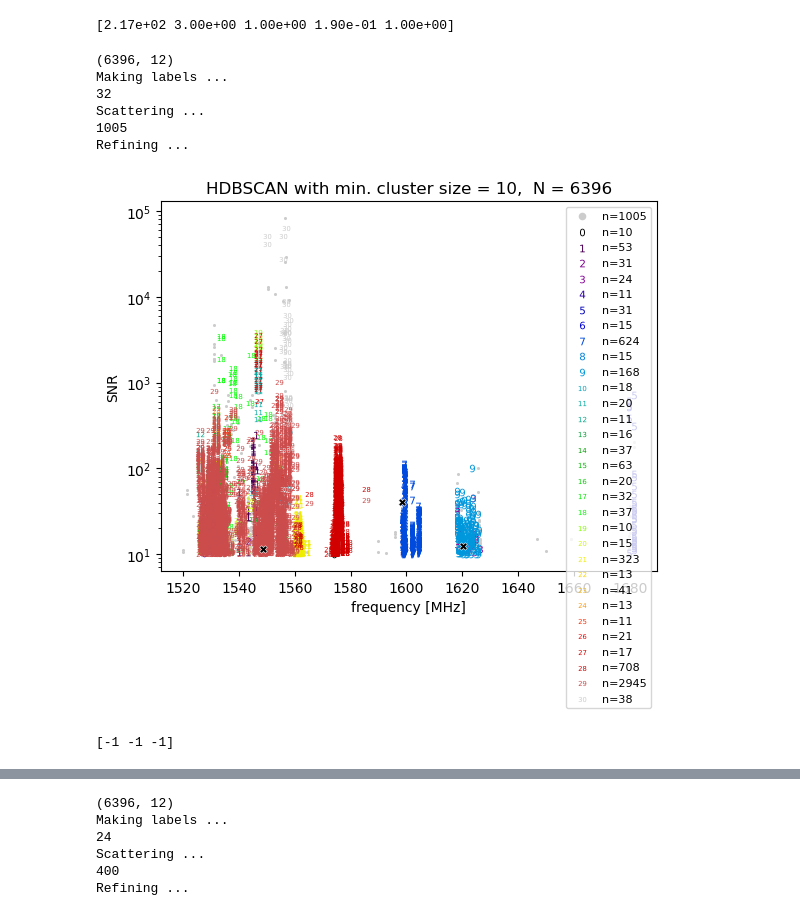
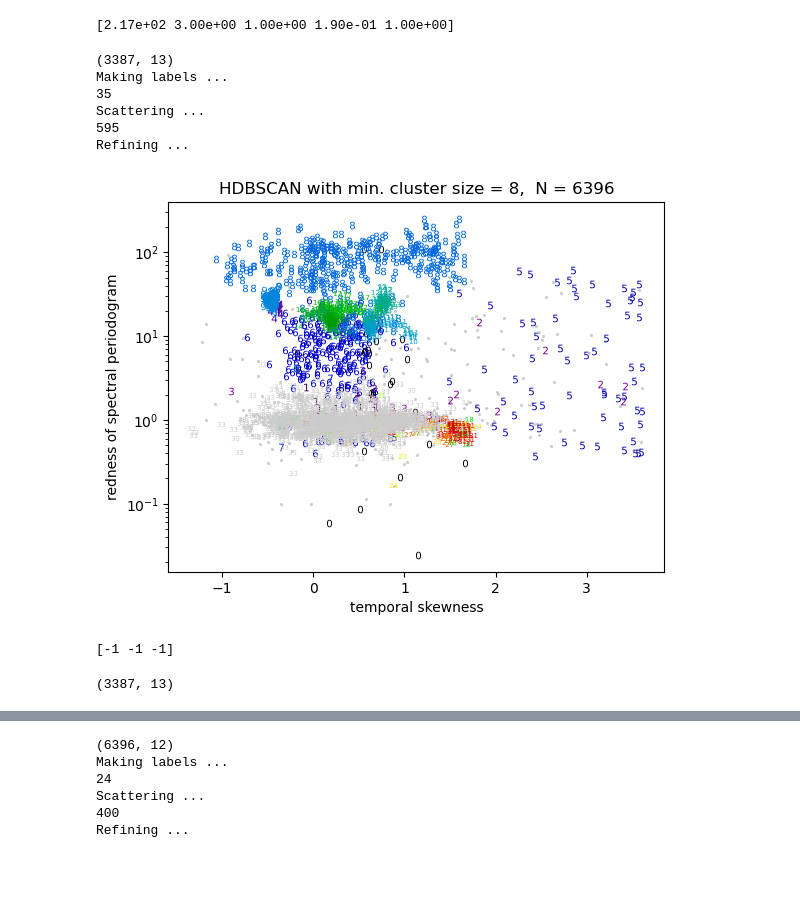
Before and after one commit to bjacobell/gbt-hdbscan, a Jupyter notebook: hdbscanning.ipynb, the cells around one changed output, grey strips where cells are left out. Cells and saved outputs as stored; diff of their text form; code cells hidden in the pictures; blank space fills up the shorter version.

```diff
--- a/hdbscanning.ipynb
+++ b/hdbscanning.ipynb
@@ -123,6 +129,11 @@ print(len(freqs))
 normal_drifts = quantile_transform(drifts.reshape(len(drifts), 1), n_quantiles=len(drifts), output_distribution='normal')
 normal_drifts = normal_drifts.reshape(len(normal_drifts))
 
+reds = np.load('/datax/scratch/benjb/ls_quarter_power_ratios.npy', allow_pickle=True)
+reds = np.abs(np.nan_to_num(reds, nan=0.1))
+#for i in range(len(reds)):
+#    if reds[i] == 0:
+#        reds[i] = 0.01
 
 data_arr = np.array([np.argsort(np.argsort(freqs))/len(freqs),
                      #0.1*(freqs-np.min(freqs))/np.max(freqs-np.min(freqs)),
@@ -136,7 +147,8 @@ data_arr = np.array([np.argsort(np.argsort(freqs))/len(freqs),
                      (tskews-np.min(tskews))/np.max((tskews-np.min(tskews))),
                      (np.log10(tstds)-np.min(np.log10(tstds))),
                      (np.log10(fstds)-np.min(np.log10(fstds))),
-                     sigbws/np.max(sigbws)
+                     sigbws/np.max(sigbws),
+                     (np.log10(reds)-np.min(np.log10(reds)))/(np.max(np.log10(reds))-np.min(np.log10(reds)))
                      ])  ### PRE-PROCESSED FOR HDBSCAN
 
 data_arr_unscaled = np.array([freqs,
@@ -150,7 +162,8 @@ data_arr_unscaled = np.array([freqs,
                      tskews,
                      tstds,
                      fstds,
-                     sigbws
+                     sigbws,
+                     reds
                      ])
 
 df = pd.DataFrame(np.transpose(data_arr),
@@ -165,7 +178,8 @@ df = pd.DataFrame(np.transpose(data_arr),
                             'temporal skewness',
                             'log10 time-series standard deviation',
                             'log10 power-spectrum standard deviation',
-                            'signal bandwidth'])
+                            'signal bandwidth',
+                            'log10 redness of spectral periodogram'])
 
 dfu = pd.DataFrame(np.transpose(data_arr_unscaled),
                    columns=['frequency [MHz]',
@@ -179,4 +193,5 @@ dfu = pd.DataFrame(np.transpose(data_arr_unscaled),
                             'temporal skewness',
                             'temporal standard deviation',
                             'spectral standard deviation',
-                            'signal bandwidth [Hz]'])
+                            'signal bandwidth [Hz]',
+                            'redness of spectral periodogram'])
@@ -456,28 +494,33 @@ print(find_optimum_hyperparams(hyperparam_space))
 # %%
 import matplotlib.cm as cm
 
-nmincluster = 10
+nmincluster = 8
 nminsamples = 2
 #eps = 0.1794 # (for the 6k dataset)
-eps = 0.17
+eps = 0.0
 
 #nmincluster = 11
 #nminsamples = 2
 #eps = 0.18
 
-col_idx_x = 0
-col_idx_y = 2
+col_idx_x = 8
+col_idx_y = 12
 
-hdb = HDBSCAN(min_cluster_size=nmincluster, min_samples=nminsamples, cluster_selection_epsilon=eps, cluster_selection_method='eom', store_centers='centroid')
+#hdb = HDBSCAN(min_cluster_size=nmincluster, min_samples=nminsamples, cluster_selection_epsilon=eps, cluster_selection_method='eom', store_centers='centroid')
+#hdb = hdbscan.HDBSCAN(min_cluster_size=nmincluster, min_samples=nminsamples, cluster_selection_epsilon=eps, cluster_selection_method='eom', store_centers='centroid', prediction_data=True).fit(X)
 
-X = np.transpose(data_arr)
+#x_idxs = np.random.choice(np.arange(3071), 200, replace=False)
+#X = np.transpose(data_arr)[x_idxs]
+X = np.transpose(data_arr)[:3387]
 #hdb.fit(np.concatenate((X[:,1:], X[:,2:]), axis=1))
 #hdb.fit(X[:,1:])
-hdb.fit(X)
+#model = hdb.fit(X)
 #hdb.fit(X_reduced)
 # 901, 3911
 
 print(np.shape(X))
+
+hdb = hdbscan.HDBSCAN(min_cluster_size=nmincluster, min_samples=nminsamples, cluster_selection_epsilon=eps, cluster_selection_method='eom', prediction_data=True).fit(X)
 
 print('Making labels ...')
 labels_list = hdb.labels_
@@ -506,43 +549,47 @@ other_idxs = np.array([3068, 3069, 3070])
 #other_idxs = np.where(labels_list==11)[0]
 #other_idxs2 = np.where(labels_list==12)[0]
 
-plt.scatter(x[other_idxs], y[other_idxs], color='k', edgecolors='w', linewidths=0.4, s=30, marker='X')
+#plt.scatter(x[other_idxs], y[other_idxs], color='k', edgecolors='w', linewidths=0.4, s=30, marker='X')
 #plt.scatter(x[other_idxs2], y[other_idxs2], color='w', edgecolors='k', s=30, marker='X')
 
 print('Refining ...')
 
 if 'log10' in df.columns[col_idx_x]:
     plt.xscale('log')
 else:
     plt.xscale('linear')
 if 'log10' in df.columns[col_idx_y]:
     plt.yscale('log')
 else:
     plt.yscale('linear')
 
 plt.xlabel(x_param)
 plt.ylabel(y_param)
 plt.title(f'HDBSCAN with min. cluster size = {nmincluster},  N = {len(x)}')
 
-leg = plt.legend(fontsize=8)
-for lh in leg.legendHandles:
-    lh.set_alpha(1)
-    lh.set_sizes([30])
+#leg = plt.legend(fontsize=8)
+#for lh in leg.legendHandles:
+#    lh.set_alpha(1)
+#    lh.set_sizes([30])
 #plt.xscale('log')
 #plt.yscale('log')
 
 #plt.savefig(f'HDBSCAN_clustering_{col_idx_x}_{col_idx_y}.pdf')
 
 plt.show()
 # %% [output]
-(6396, 12)
+(3387, 13)
 Making labels ...
-32
+35
 Scattering ...
-1005
+595
 Refining ...
-[figure, old version]
+[figure, new version]
 # %%
 print(labels_list[other_idxs])
 # %% [output]
 [-1 -1 -1]
+# %%
+print(X.shape)
+# %% [output]
+(3387, 13)
```
Also changed, not shown: parts of 9 cells of this notebook, 8 other files.
